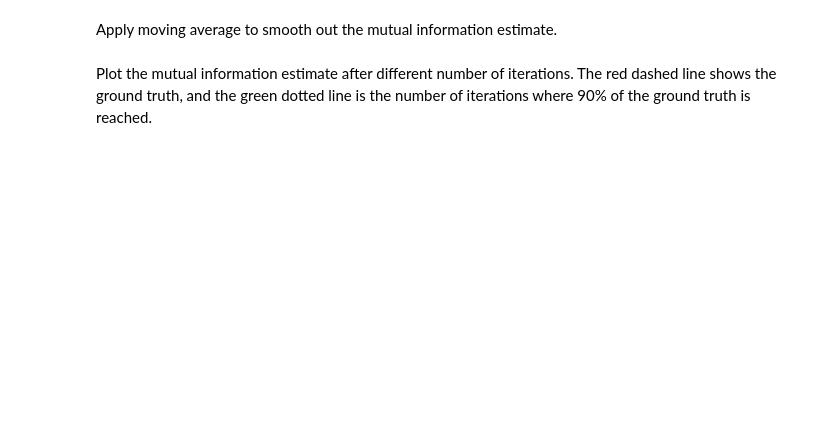
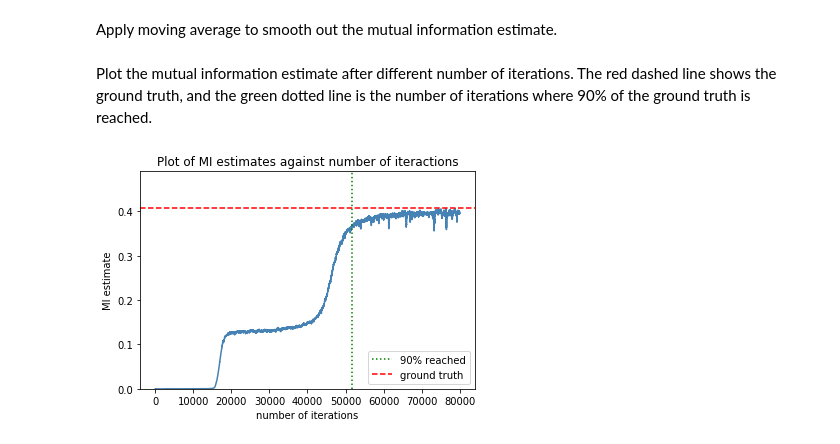
Before and after one commit to wangxuuu/MI-NEE, a Jupyter notebook: HGaussian_MINE-Copy1.ipynb, the cells around one changed output. Drawn from its saved outputs; the diff is of its cells as text; code cells hidden in the pictures; blank space fills up the shorter version.

```diff
--- a/HGaussian_MINE-Copy1.ipynb
+++ b/HGaussian_MINE-Copy1.ipynb
@@ -165,5 +162,5 @@ Hy = np.log(np.sqrt(2*math.e*math.pi))
 Hxy1 = mg1.ground_truth * d
 Hxy2 = mg2.ground_truth * d
 
-mi = 2*Hy - (1-p)*Hxy1 - p*Hxy2
+mi = (1-p)*Hxy1 + p*Hxy2
 print('MI Ground truth is {0} nats.'.format(mi))
@@ -179,15 +178,18 @@ Plot the mutual information estimate after different number of iterations. The r
 # %%
 plt.figure()
 for i in range(rep):
     plt.plot(mi_list[i,:],color='steelblue')
     for t in range(mi_list[i].shape[0]):
         if (mi_list[0,t]>.9*mi):
             plt.axvline(t,label='90% reached',linestyle=':',color='green')
             break
 plt.axhline(mi,label='ground truth',linestyle='--',color='red')
 plt.title("Plot of MI estimates against number of iteractions")
+plt.ylim((0,mi*1.2))
 plt.xlabel("number of iterations")
 plt.ylabel("MI estimate")
 plt.legend()
 plt.savefig('./results/HGaussian_MINE/MutualInfo.png')
 plt.show()
+# %% [output]
+[figure, added]
```
Also changed, not shown: parts of 3 cells of this notebook, 2 other files.
